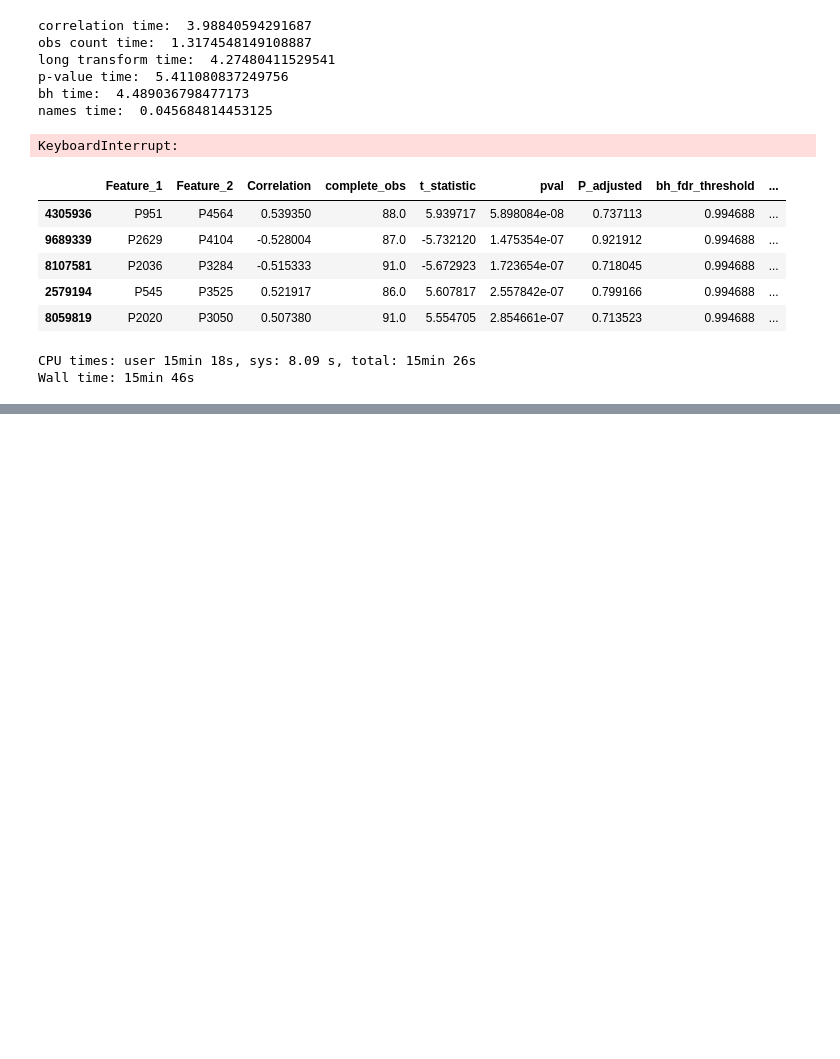
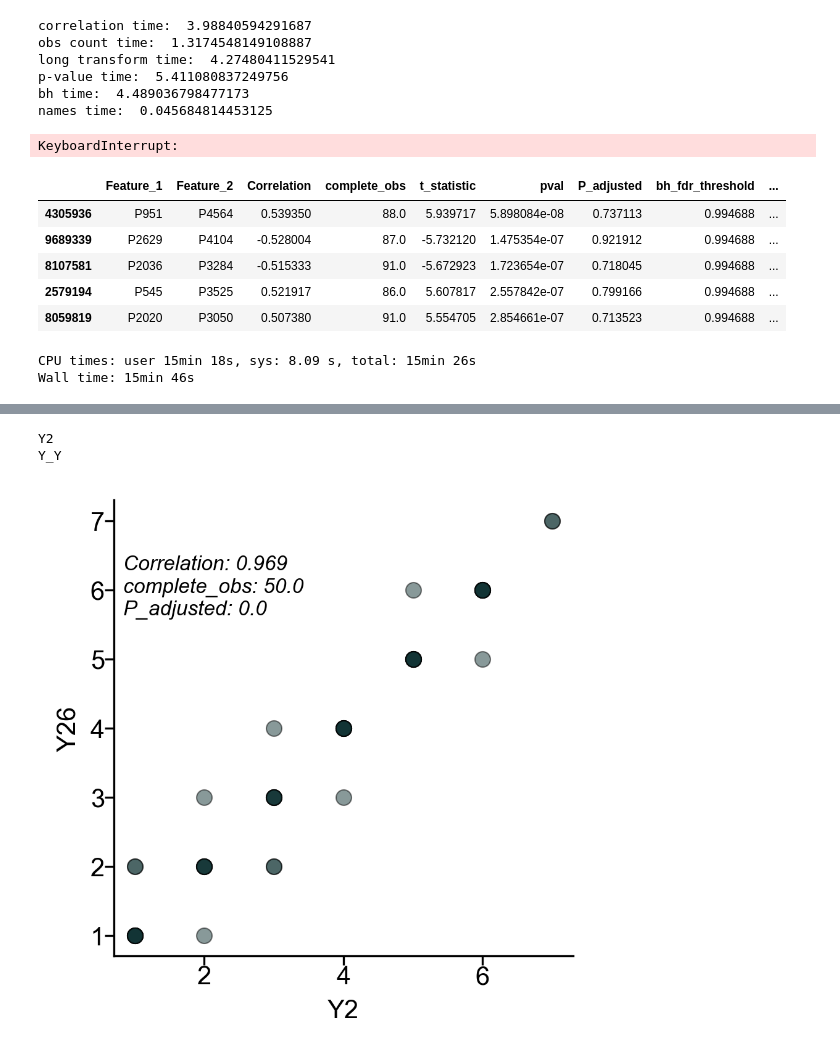
Before and after one commit to omicsEye/btest, a Jupyter notebook: notebooks/btest.ipynb, the cells around one changed output, grey strips where cells are left out. Saved outputs shown, nothing was run; the diff lists cells and outputs as text; code cells hidden in the pictures; blank space fills up the shorter version.

Commit message:
b_scatter added

```diff
--- a/notebooks/btest.ipynb
+++ b/notebooks/btest.ipynb
@@ -345,0 +376,49 @@ blockplot.plot(
+# %%
+n = 2
+row = X_Y_3.iloc[n, :]
+var1 = row.loc['Feature_1']
+var2 = row.loc['Feature_2']
+print(var1)
+comp_type = row.loc['Type']
+var1_ind = int(var1[1:])
+var2_ind = int(var2[1:])
+print(comp_type)
+# %% [output]
+Y2
+Y_Y
+# %%
+text_dict = {}
+text_ann = ''
+for key in ['Correlation', 'complete_obs', 'P_adjusted']:
+    text_dict[key] = row.loc[key]
+    text_ann = text_ann + key + ': '+ str(round(row.loc[key], 3)) + '\n'
+# %%
+if comp_type == 'X_X':
+    var1_val = dataX[var1_ind]
+    var2_val = dataX[var2_ind]
+elif comp_type == 'X_Y':
+    var1_val = dataX[var1_ind]
+    var2_val = dataY[var2_ind]
+else:
+    var1_val = dataY[var1_ind]
+    var2_val = dataY[var2_ind]
+# %%
+fig, ax = plt.subplots(1,1, figsize=(3.2,3.2), dpi = 300)
+plt.scatter(x = var1_val, y=var2_val,
+            edgecolors='#000',
+            linewidths = .5,
+            c = '#123435', alpha=.5,
+           marker="o")
+plt.xlabel(var1)
+plt.ylabel(var2)
+if text_dict['Correlation'] > 0:
+    plt.text(0.02,.7, text_ann,fontstyle = 'italic',
+             transform=ax.transAxes, fontsize = 8)
+else:
+    plt.text(0.8,.7, text_ann, transform=ax.transAxes)
+ax.spines['right'].set_visible(False)
+ax.spines['top'].set_visible(False)
+plt.savefig(str(var1 + '_' + var2 + '.pdf'), bbox_inches='tight')
+plt.show()
+# %% [output]
+[figure, added]
```
Also changed, not shown: parts of 9 cells of this notebook, 3 other files.
